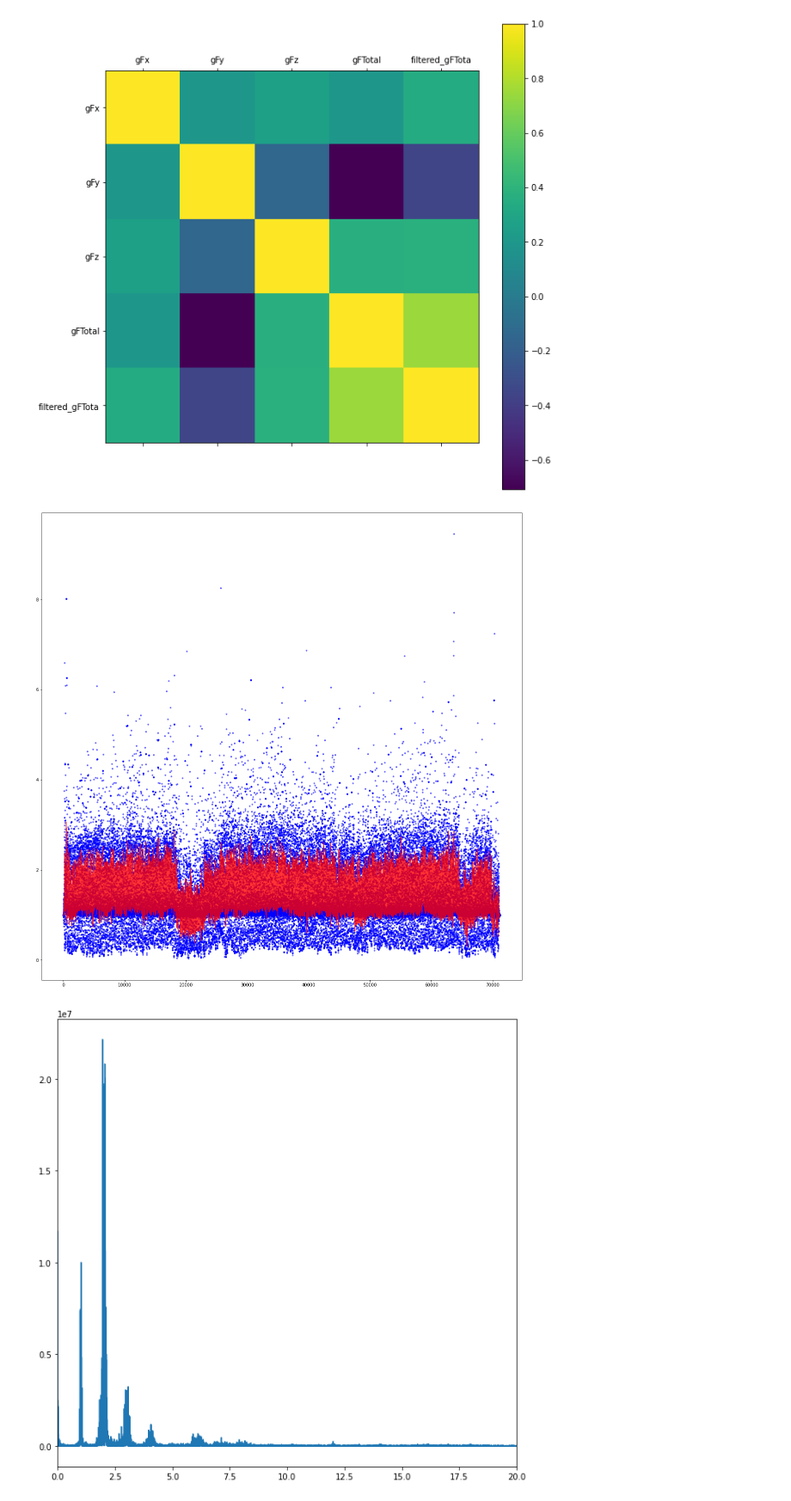
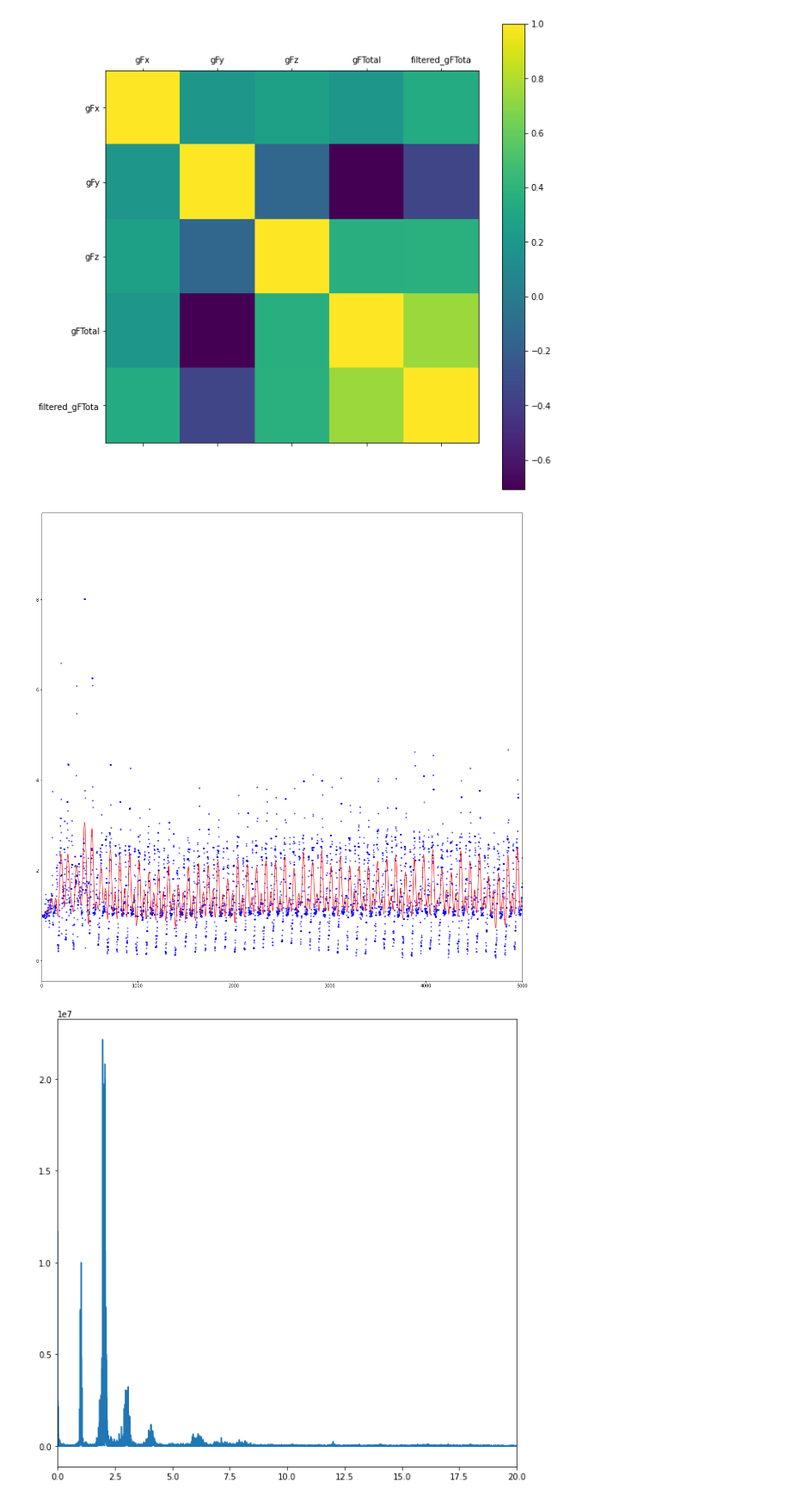
Before and after one commit to KB33t-tech/DataScienceProject, a Jupyter notebook: Python/vera.ipynb, the cells around one changed output. Shown: that part at 86% size. Saved outputs shown, nothing was run; the diff lists cells and outputs as text; code cells hidden in the pictures.

```diff
--- a/Python/vera.ipynb
+++ b/Python/vera.ipynb
@@ -10,5 +10,5 @@ run = pd.read_csv('../Raw_data/run_vera.csv')
 # %% [markdown]
 In walking and in running, the vertical forces have to support a person's body weight and produce a change of momentum for the following stride. On the other hand, the vertical force only has to balance a person's body weight in standing. As a result, the total force acting on a person's feet should be greater when walking and running than when standing. A person's body weight, body strength, stride length, and how they land on their feet when walking can also affect the total force on their feet. We can compare our walking gait based on the total force.
 # %%
-walk = walk
+walk
 # %%
@@ -60,13 +59,13 @@ plt.show()
 # %% [output]
 [figure]
 # %%
-#plt.rcParams['figure.figsize'] = (20, 20)
+plt.rcParams['figure.figsize'] = (20, 20)
 plt.plot(walk['gFTotal'], 'b.', alpha = 0.5)
-plt.plot(run['filtered_gFTotal'], 'r.', alpha = 0.5)
 plt.plot(walk['filtered_gFTotal'], 'r-', alpha = 0.8)
+plt.xlim(0, 5000)
 plt.show()
 # %% [output]
-[figure, old version]
+[figure, new version]
 # %%
 plt.rcParams['figure.figsize'] = (10, 10)
 sp = np.fft.fft(walk['gFTotal'].values)
```
Also changed, not shown: parts of 1 cell of this notebook.
